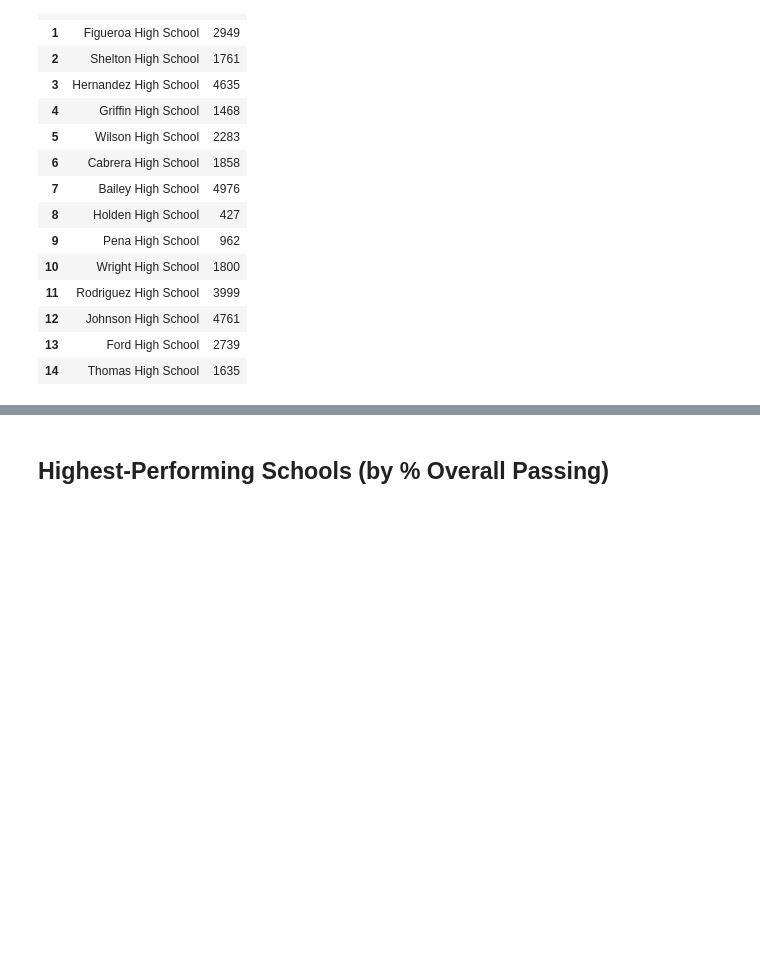
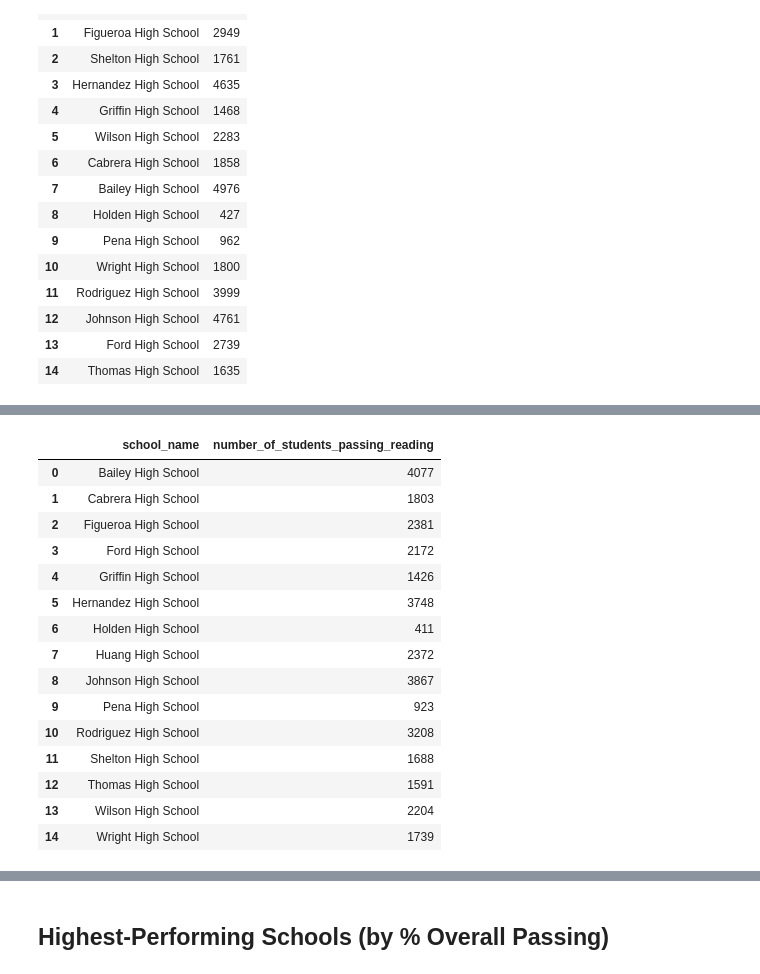
Before and after one commit to jmil86/pandas-challenge, a Jupyter notebook: PyCitySchools/PyCitySchools_starter.ipynb, the cells around one changed output, grey strips where cells are left out. Cells and saved outputs as stored; diff of their text form; code cells hidden in the pictures; blank space fills up the shorter version.

```diff
--- a/PyCitySchools/PyCitySchools_starter.ipynb
+++ b/PyCitySchools/PyCitySchools_starter.ipynb
@@ -159,7 +221,26 @@ school_students_passing_math =
 # %%
 # Calculate the number of students per school with reading scores of 70 or higher from school_data_complete
-students_passing_reading =
-school_students_passing_reading =
+students_passing_reading = school_data_complete['reading_score'] >= 70
+school_students_passing_reading = school_data_complete[students_passing_reading].groupby('school_name').size().reset_index(name= 'number_of_students_passing_reading')
+
+school_students_passing_reading
+# %% [output]
+|  | school_name | number_of_students_passing_reading |
+| 0 | Bailey High School | 4077 |
+| 1 | Cabrera High School | 1803 |
+| 2 | Figueroa High School | 2381 |
+| 3 | Ford High School | 2172 |
+| 4 | Griffin High School | 1426 |
+| 5 | Hernandez High School | 3748 |
+| 6 | Holden High School | 411 |
+| 7 | Huang High School | 2372 |
+| 8 | Johnson High School | 3867 |
+| 9 | Pena High School | 923 |
+| 10 | Rodriguez High School | 3208 |
+| 11 | Shelton High School | 1688 |
+| 12 | Thomas High School | 1591 |
+| 13 | Wilson High School | 2204 |
+| 14 | Wright High School | 1739 |
 # %%
 # Use the provided code to calculate the number of students per school that passed both math and reading with scores of 70 or higher
 students_passing_math_and_reading = school_data_complete[
```
Also changed, not shown: parts of 5 cells of this notebook.
